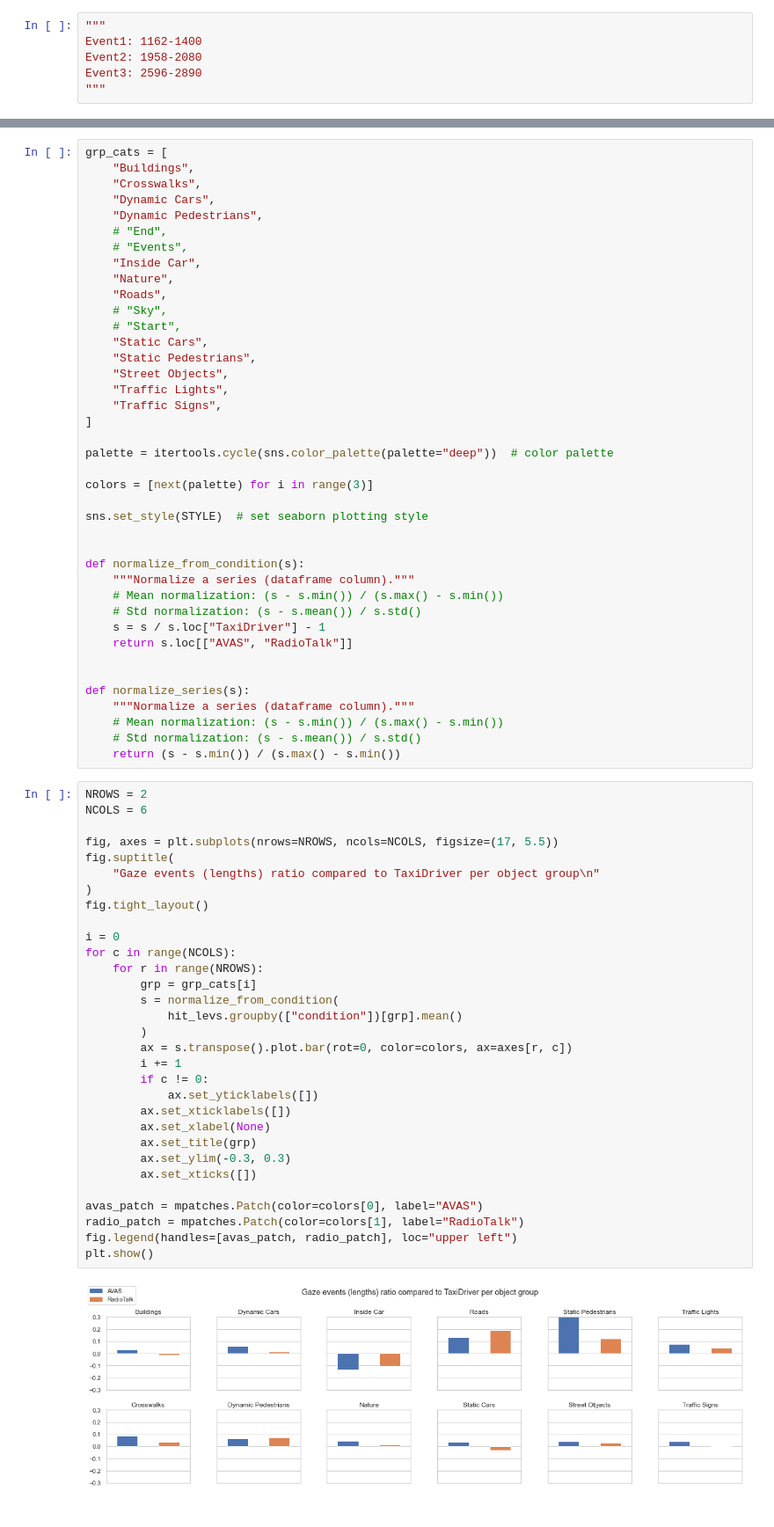
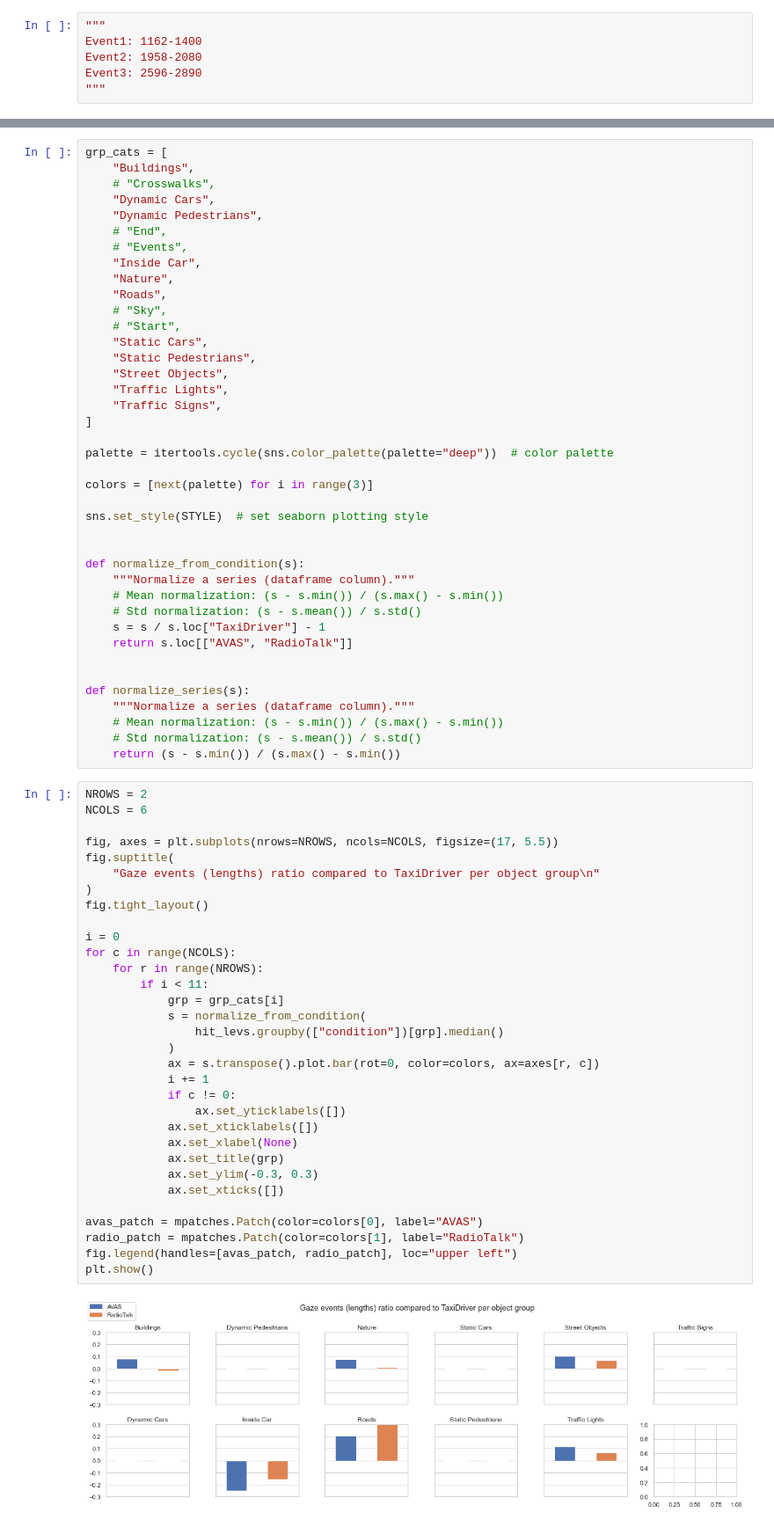
Before and after one commit to mvidaldp/msw-bmbf_da, a Jupyter notebook: 2_data_preprocessing.ipynb, the cells around one changed output, grey strips where cells are left out. Shown at 88% size. Saved outputs shown, nothing was run; the diff lists cells and outputs as text.

```diff
--- a/2_data_preprocessing.ipynb
+++ b/2_data_preprocessing.ipynb
@@ -956,7 +1008,7 @@ plt.show()
 # %%
 grp_cats = [
     "Buildings",
-    "Crosswalks",
+    # "Crosswalks",
     "Dynamic Cars",
     "Dynamic Pedestrians",
     # "End",
@@ -996,36 +1048,37 @@ def normalize_series(s):
 # %%
 NROWS = 2
 NCOLS = 6
 
 fig, axes = plt.subplots(nrows=NROWS, ncols=NCOLS, figsize=(17, 5.5))
 fig.suptitle(
     "Gaze events (lengths) ratio compared to TaxiDriver per object group\n"
 )
 fig.tight_layout()
 
 i = 0
 for c in range(NCOLS):
     for r in range(NROWS):
-        grp = grp_cats[i]
-        s = normalize_from_condition(
-            hit_levs.groupby(["condition"])[grp].mean()
-        )
-        ax = s.transpose().plot.bar(rot=0, color=colors, ax=axes[r, c])
-        i += 1
-        if c != 0:
-            ax.set_yticklabels([])
-        ax.set_xticklabels([])
-        ax.set_xlabel(None)
-        ax.set_title(grp)
-        ax.set_ylim(-0.3, 0.3)
-        ax.set_xticks([])
+        if i < 11:
+            grp = grp_cats[i]
+            s = normalize_from_condition(
+                hit_levs.groupby(["condition"])[grp].median()
+            )
+            ax = s.transpose().plot.bar(rot=0, color=colors, ax=axes[r, c])
+            i += 1
+            if c != 0:
+                ax.set_yticklabels([])
+            ax.set_xticklabels([])
+            ax.set_xlabel(None)
+            ax.set_title(grp)
+            ax.set_ylim(-0.3, 0.3)
+            ax.set_xticks([])
 
 avas_patch = mpatches.Patch(color=colors[0], label="AVAS")
 radio_patch = mpatches.Patch(color=colors[1], label="RadioTalk")
 fig.legend(handles=[avas_patch, radio_patch], loc="upper left")
 plt.show()
 # %% [output]
-[figure, old version]
+[figure, new version]
 # %%
 NROWS = 2
 NCOLS = 6
```
Also changed, not shown: parts of 25 cells of this notebook, 9 other files.
